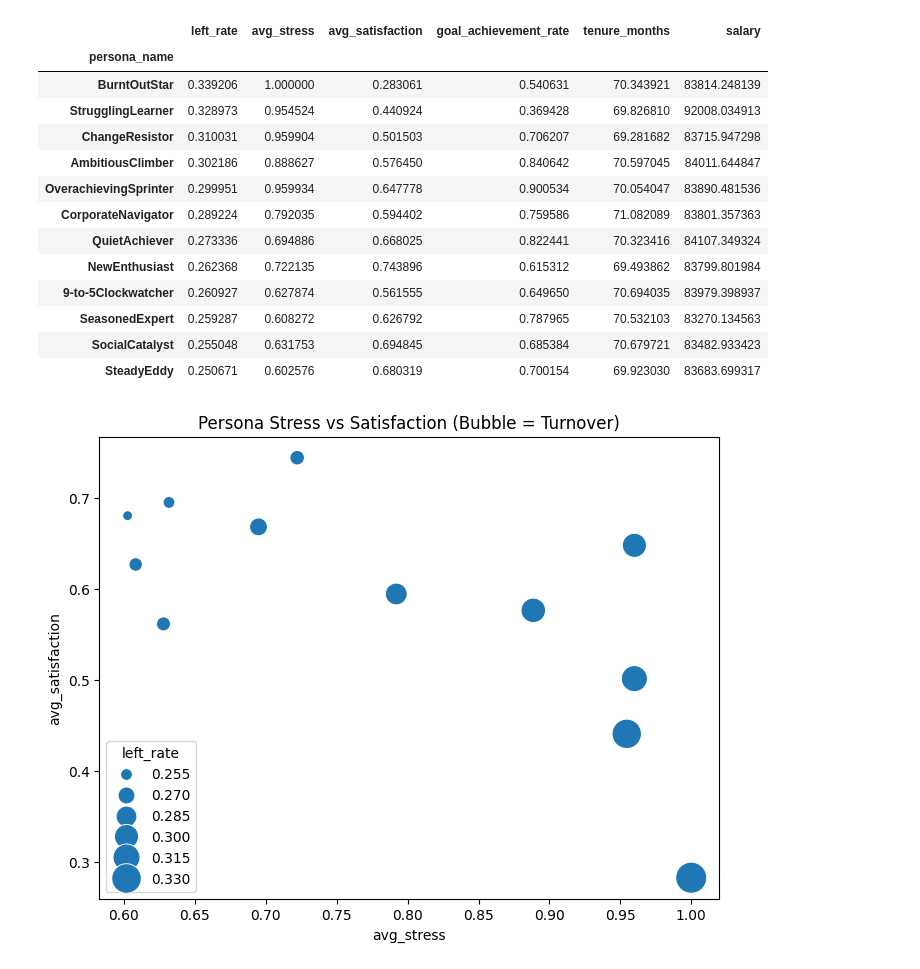
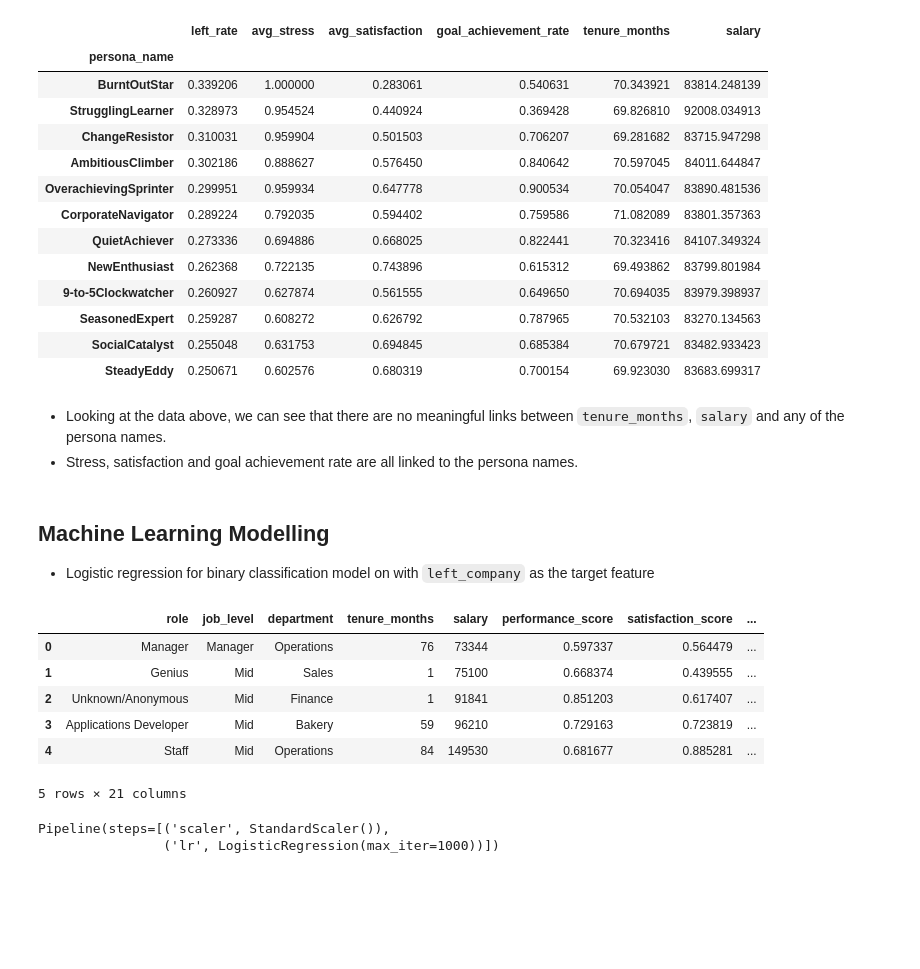
Before and after one commit to Codonor/Capstone-Employee-Burnout, a Jupyter notebook: Notebook_3_Feature_relationships_and_modelling.ipynb, the cells around one changed output. Drawn from its saved outputs; the diff is of its cells as text; code cells hidden in the pictures; blank space fills up the shorter version.

```diff
--- a/Notebook_3_Feature_relationships_and_modelling.ipynb
+++ b/Notebook_3_Feature_relationships_and_modelling.ipynb
@@ -193,16 +200,28 @@ persona_summary
 | SeasonedExpert | 0.259287 | 0.608272 | 0.626792 | 0.787965 | 70.532103 | 83270.134563 |
 | SocialCatalyst | 0.255048 | 0.631753 | 0.694845 | 0.685384 | 70.679721 | 83482.933423 |
 | SteadyEddy | 0.250671 | 0.602576 | 0.680319 | 0.700154 | 69.923030 | 83683.699317 |
-# %%
-plt.figure(figsize=(8,6))
-sns.scatterplot(
-    data=persona_summary,
-    x='avg_stress',
-    y='avg_satisfaction',
-    size='left_rate',
-    sizes=(50, 500)
-)
-plt.title('Persona Stress vs Satisfaction (Bubble = Turnover)')
-plt.show()
-# %% [output]
-[figure, removed]
+# %% [markdown]
+- Looking at the data above, we can see that there are no meaningful links between `tenure_months`, `salary` and any of the persona names.
+- Stress, satisfaction and goal achievement rate are all linked to the persona names.
+# %% [markdown]
+## Machine Learning Modelling
+- Logistic regression for binary classification model on with `left_company` as the target feature
+# %%
+# dropping target column and columns that either won't add to the model or have too high cardinality for OHE
+drop_cols = [
+    'employee_id', 'left_company', 'turnover_reason',
+    'risk_factors_summary', 'turnover_probability_generated', 'recent_feedback',
+    'role_complexity_score', 'technical_skills', 'soft_skills'
+]
+X = df.drop(columns=drop_cols)
+y = df['left_company']
+# %%
+X.head()
+# %% [output]
+|  | role | job_level | department | tenure_months | salary | performance_score | satisfaction_score | ... |
+| 0 | Manager | Manager | Operations | 76 | 73344 | 0.597337 | 0.564479 | ... |
+| 1 | Genius | Mid | Sales | 1 | 75100 | 0.668374 | 0.439555 | ... |
+| 2 | Unknown/Anonymous | Mid | Finance | 1 | 91841 | 0.851203 | 0.617407 | ... |
+| 3 | Applications Developer | Mid | Bakery | 59 | 96210 | 0.729163 | 0.723819 | ... |
+| 4 | Staff | Mid | Operations | 84 | 149530 | 0.681677 | 0.885281 | ... |
+5 rows × 21 columns
@@ -208,0 +237,10 @@ plt.show()
+# %%
+pipe = Pipeline([
+    ('scaler', StandardScaler()),
+    ('lr', LogisticRegression(max_iter=1000))
+])
+
+pipe.fit(X_train, y_train)
+# %% [output]
+Pipeline(steps=[('scaler', StandardScaler()),
+                ('lr', LogisticRegression(max_iter=1000))])
```
Also changed, not shown: parts of 20 cells of this notebook, 4 other files.
